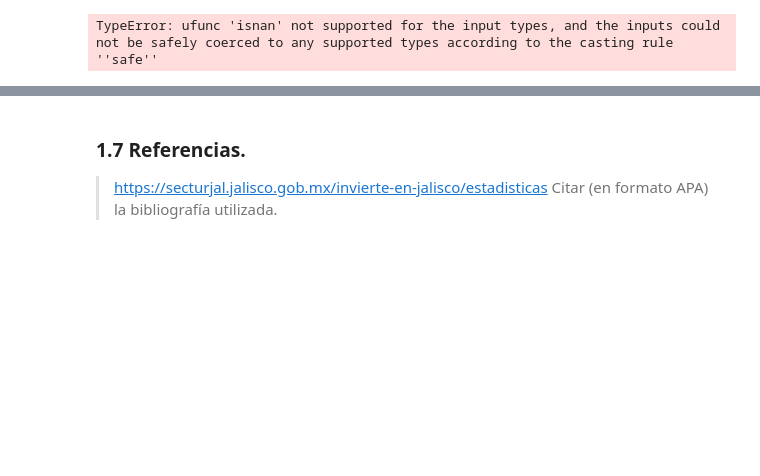
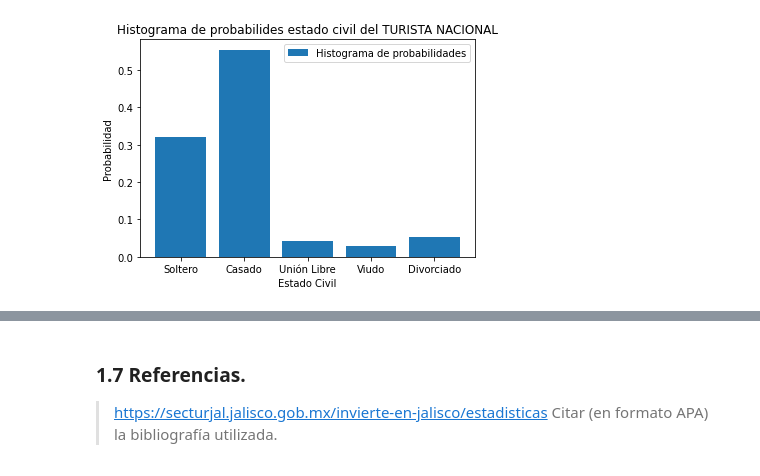
Before and after one commit to ariadnagalindom/Proyecto_GIMontoya_ADGalindo, a Jupyter notebook: PRoyecto_GIMontoya_ADGalindo.ipynb, the cells around one changed output, grey strips where cells are left out. Cells and saved outputs as stored; diff of their text form; code cells hidden in the pictures; blank space fills up the shorter version.

```diff
--- a/PRoyecto_GIMontoya_ADGalindo.ipynb
+++ b/PRoyecto_GIMontoya_ADGalindo.ipynb
@@ -165,26 +82,33 @@ Package Versions:
-# %%
-# Plot the three kernel density estimates
-x_grid = nac_edad
-np.random.seed(0)
-x = np.concatenate([norm(-1, 1.).rvs(400),
-                    norm(1, 0.3).rvs(100)])
-pdf_true = (0.8 * norm(-1, 1).pdf(x_grid) +
-            0.2 * norm(1, 0.3).pdf(x_grid))
-
-# Plot the three kernel density estimates
-fig, ax = plt.subplots(1, 4, sharey=True,
-                       figsize=(13, 3))
-fig.subplots_adjust(wspace=0)
-
-for i in range(4):
-    pdf = kde_funcs[i](x, x_grid, bandwidth=0.2)
-    ax[i].plot(x_grid, pdf, color='blue', alpha=0.5, lw=3)
-    ax[i].fill(x_grid, pdf_true, ec='gray', fc='gray', alpha=0.4)
-    ax[i].set_title(kde_funcnames[i])
-    ax[i].set_xlim(-4.5, 3.5)
-
-from IPython.display import HTML
-HTML("<font color='#666666'>Gray = True underlying distribution</font><br>"
-     "<font color='6666ff'>Blue = KDE model distribution (500 pts)</font>")
-# %% [output]
-TypeError: ufunc 'isnan' not supported for the input types, and the inputs could not be safely coerced to any supported types according to the casting rule ''safe''
+# %%
+#segmentamos la base de datos para generar variables
+#nodo 1: EDAD
+nac_edad=pd.DataFrame(data.iloc[9:15])
+nac_edad.columns=(["AMG"])
+
+int_edad=pd.DataFrame(data.iloc[17:23])
+int_edad.columns=(["AMG"])
+
+#nodo 2: ESTADO CIVIL
+nac_civil=pd.DataFrame(data.iloc[25:30])
+nac_civil.columns=(["AMG"])
+
+int_civil=data.iloc[32:37]
+int_civil.columns=(["AMG"])
+
+#nodo 3: NIVEL DE ESCOLARIDAD
+nac_school=data.iloc[39:45]
+nac_school.columns=(["AMG"])
+nac_school=pd.DataFrame(nac_school)
+
+int_school=data.iloc[47:53]
+int_school.columns=(["AMG"])
+int_school=pd.DataFrame(int_school)
+
+# nodo 4: MOTIVACIÓN PARA HACER EL VIAJE
+nac_motiv=data2.iloc[13:20]
+nac_motiv.columns=(["AMG"])
+nac_motiv=pd.DataFrame(nac_motiv)
+
+int_motiv=data2.iloc[22:29]
+int_motiv.columns=(["AMG"])
+int_motiv=pd.DataFrame(int_motiv)
@@ -190,0 +128,9 @@ TypeError: ufunc 'isnan' not supported for the input types, and the inputs could
+# %%
+plt.bar(nac_civil.index,nac_civil.AMG, label='Histograma de probabilidades')
+plt.xlabel('Estado Civil')
+plt.ylabel('Probabilidad')
+plt.title('Histograma de probabilides estado civil del TURISTA NACIONAL')
+plt.legend()
+plt.show()
+# %% [output]
+[figure, added]
```
Also changed, not shown: parts of 13 cells of this notebook, 1 other file.
